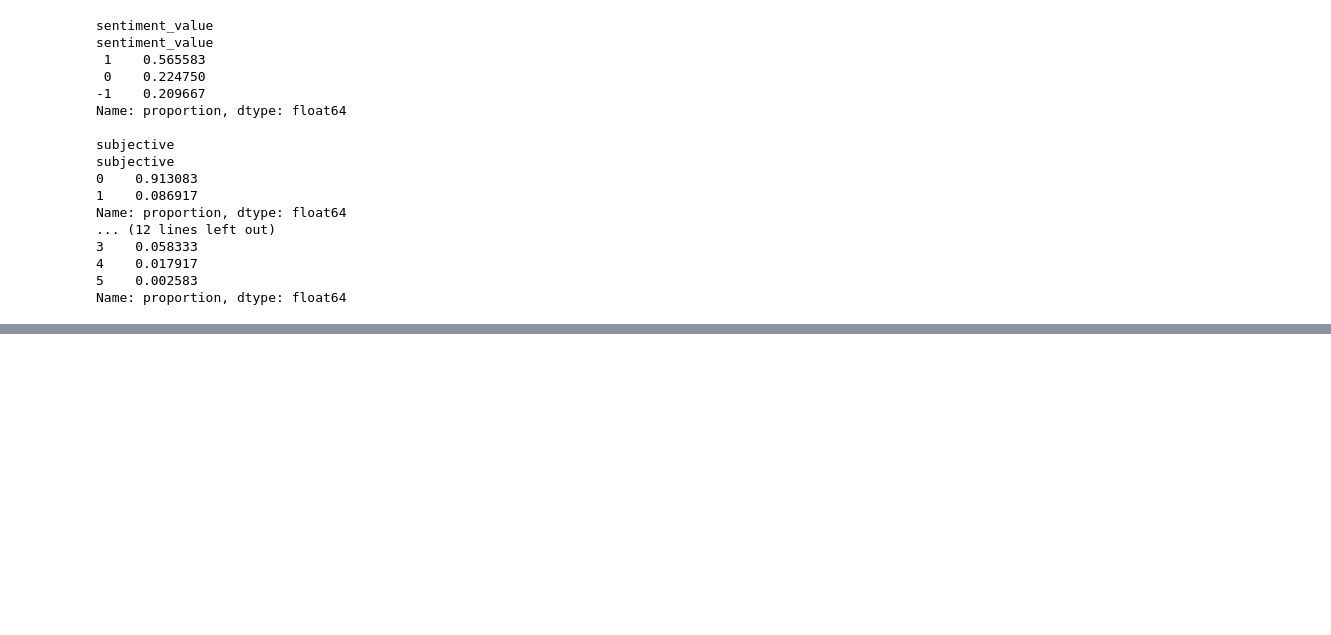
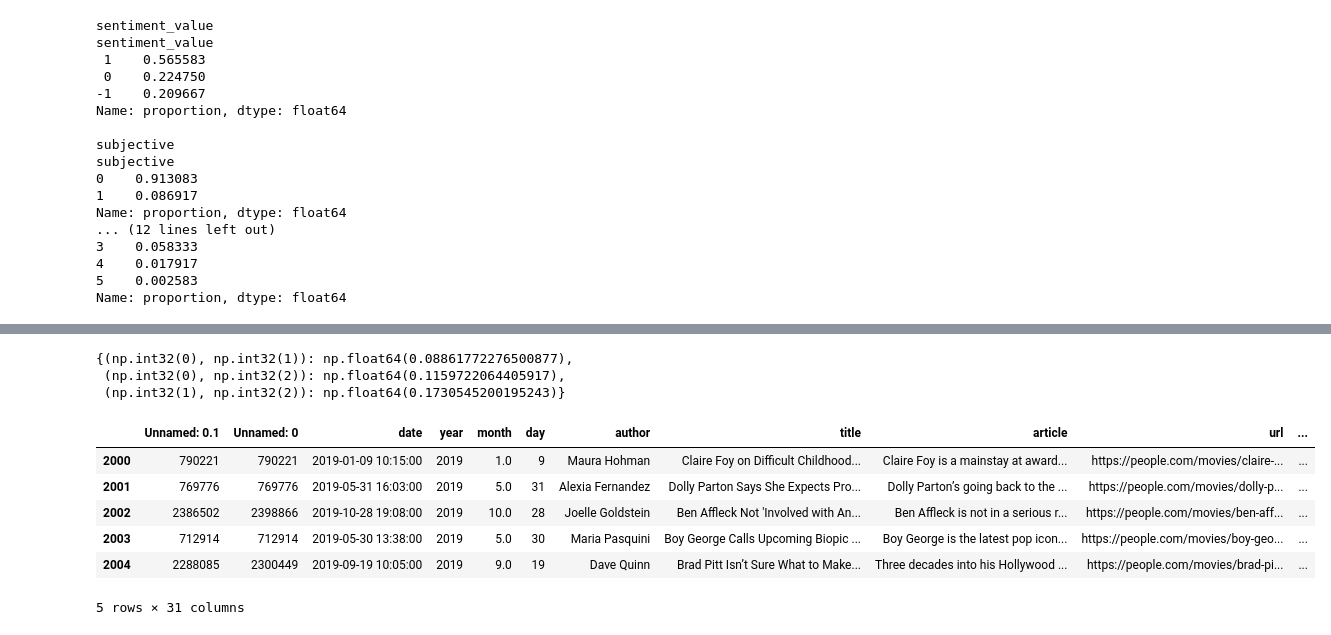
Before and after one commit to awroble/NLP_2025W, a Jupyter notebook: Topic-Discovery-News-Narratives-Tytkowski/clustering/main.ipynb, the cells around one changed output, grey strips where cells are left out. Saved outputs shown, nothing was run; the diff lists cells and outputs as text; code cells hidden in the pictures; blank space fills up the shorter version.

```diff
--- a/Topic-Discovery-News-Narratives-Tytkowski/clustering/main.ipynb
+++ b/Topic-Discovery-News-Narratives-Tytkowski/clustering/main.ipynb
@@ -501,0 +606,6 @@ Name: proportion, dtype: float64
+# %%
+df_topic = df_sample[
+    df_sample["section_unified"] == target_section
+].copy()
+
+len(df_topic)
@@ -501,0 +775,16 @@ Name: proportion, dtype: float64
+# %%
+js_framing
+# %% [output]
+{(np.int32(0), np.int32(1)): np.float64(0.08861772276500877),
+ (np.int32(0), np.int32(2)): np.float64(0.1159722064405917),
+ (np.int32(1), np.int32(2)): np.float64(0.1730545200195243)}
+# %%
+df_topic.head()
+# %% [output]
+|  | Unnamed: 0.1 | Unnamed: 0 | date | year | month | day | author | title | article | url | ... |
+| 2000 | 790221 | 790221 | 2019-01-09 10:15:00 | 2019 | 1.0 | 9 | Maura Hohman | Claire Foy on Difficult Childhood... | Claire Foy is a mainstay at award... | https://people.com/movies/claire-... | ... |
+| 2001 | 769776 | 769776 | 2019-05-31 16:03:00 | 2019 | 5.0 | 31 | Alexia Fernandez | Dolly Parton Says She Expects Pro... | Dolly Parton’s going back to the ... | https://people.com/movies/dolly-p... | ... |
+| 2002 | 2386502 | 2398866 | 2019-10-28 19:08:00 | 2019 | 10.0 | 28 | Joelle Goldstein | Ben Affleck Not 'Involved with An... | Ben Affleck is not in a serious r... | https://people.com/movies/ben-aff... | ... |
+| 2003 | 712914 | 712914 | 2019-05-30 13:38:00 | 2019 | 5.0 | 30 | Maria Pasquini | Boy George Calls Upcoming Biopic ... | Boy George is the latest pop icon... | https://people.com/movies/boy-geo... | ... |
+| 2004 | 2288085 | 2300449 | 2019-09-19 10:05:00 | 2019 | 9.0 | 19 | Dave Quinn | Brad Pitt Isn’t Sure What to Make... | Three decades into his Hollywood ... | https://people.com/movies/brad-pi... | ... |
+5 rows × 31 columns
```
Also changed, not shown: parts of 34 cells of this notebook.
